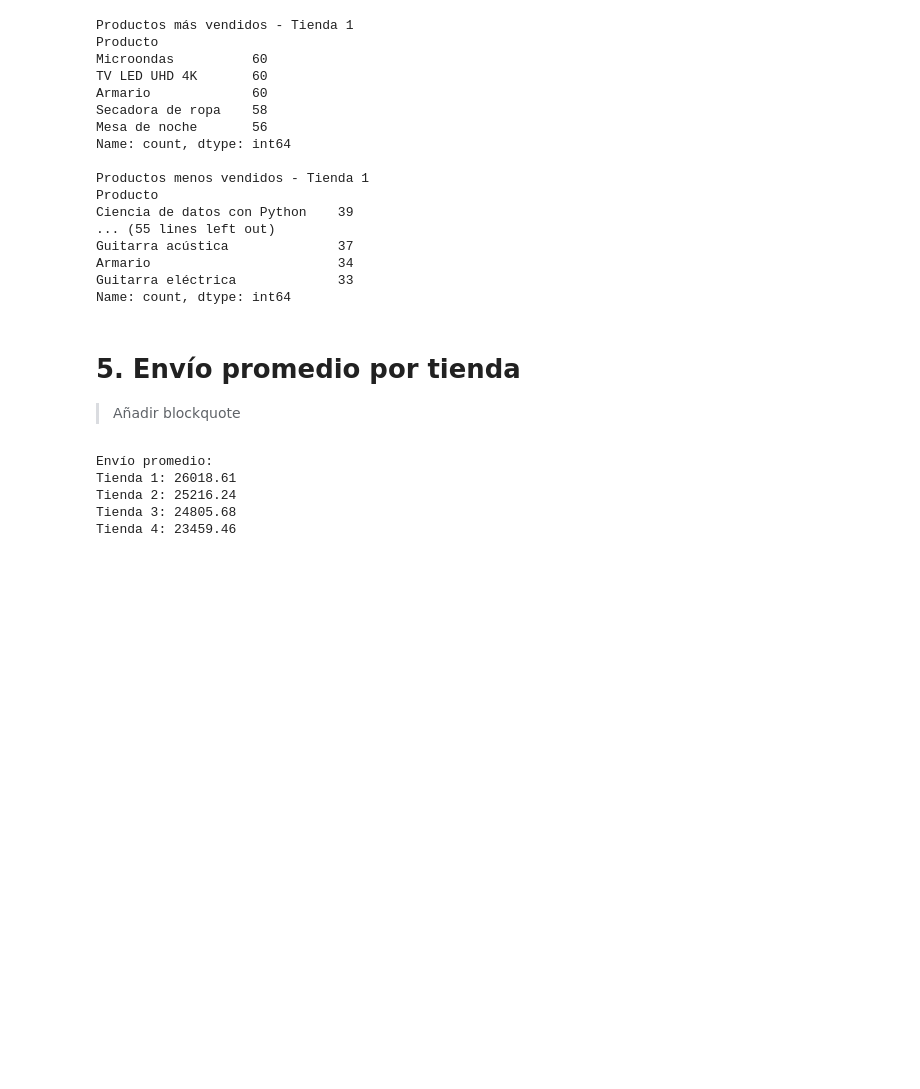
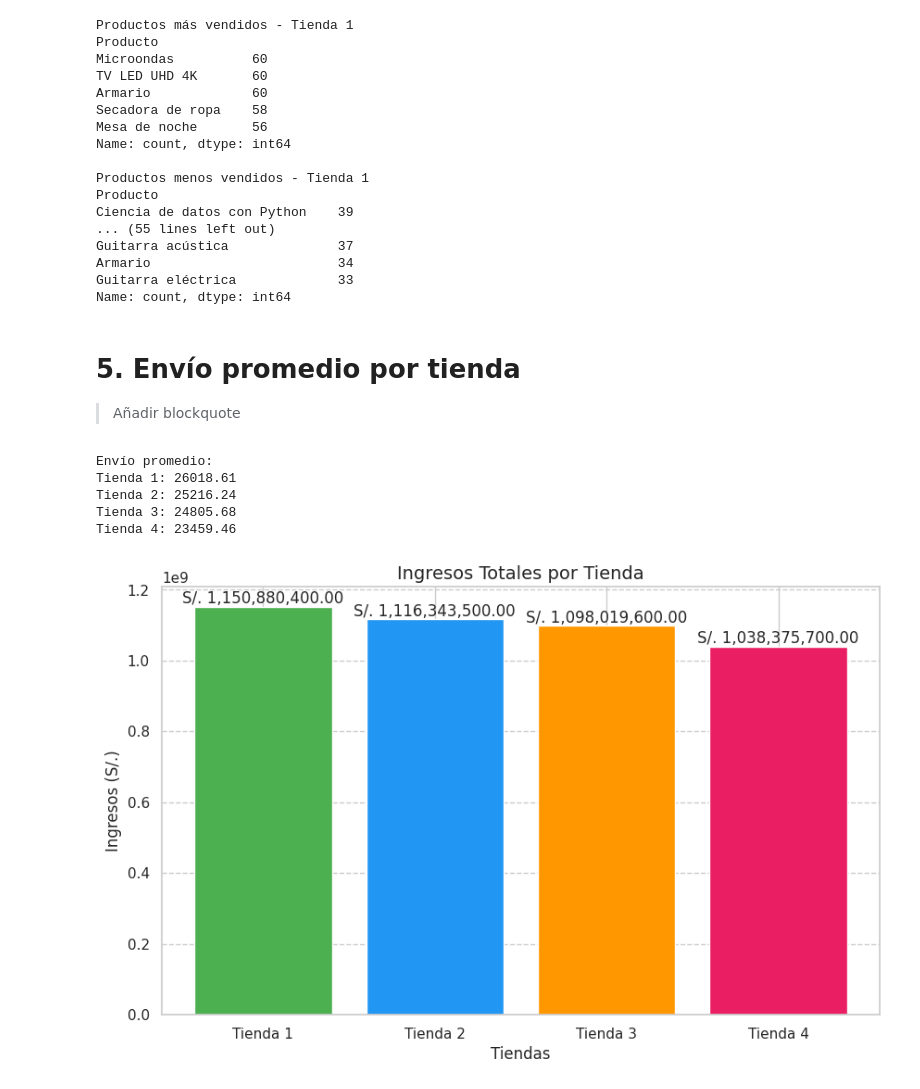
Before and after one commit to Katerincasas/challenge-ciencia-de-datos, a Jupyter notebook: analisis_tienda.ipynb, the cells around one changed output. Cells and saved outputs as stored; diff of their text form; code cells hidden in the pictures; blank space fills up the shorter version.

```diff
--- a/analisis_tienda.ipynb
+++ b/analisis_tienda.ipynb
@@ -148,3 +160,24 @@ Tienda 1: 26018.61
 Tienda 2: 25216.24
 Tienda 3: 24805.68
 Tienda 4: 23459.46
+# %%
+facturacion = [facturacion_t1, facturacion_t2, facturacion_t3, facturacion_t4]
+tiendas = ['Tienda 1', 'Tienda 2', 'Tienda 3', 'Tienda 4']
+
+plt.figure(figsize=(10, 6))
+bars = plt.bar(tiendas, facturacion, color=['#4CAF50', '#2196F3', '#FF9800', '#E91E63'])
+plt.xlabel('Tiendas', fontsize=12)
+plt.ylabel('Ingresos (S/.)', fontsize=12)
+plt.title('Ingresos Totales por Tienda', fontsize=14)
+plt.grid(axis='y', linestyle='--')
+
+# Añadir etiquetas con formato de moneda
+for bar in bars:
+    height = bar.get_height()
+    plt.text(bar.get_x() + bar.get_width()/2, height,
+             f'S/. {height:,.2f}',
+             ha='center', va='bottom')
+
+plt.show()
+# %% [output]
+[figure, added]
```
Also changed, not shown: parts of 6 cells of this notebook.
